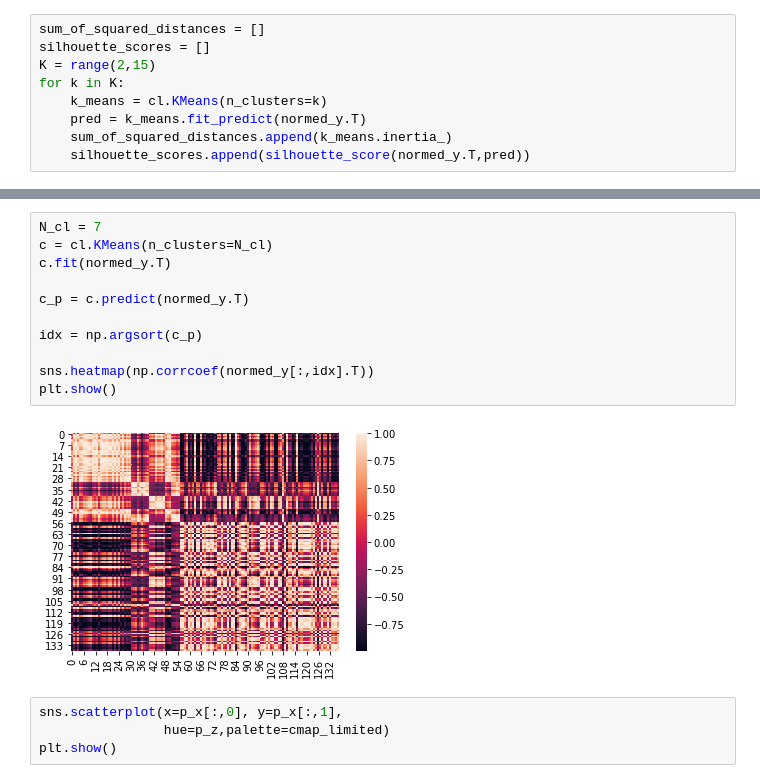
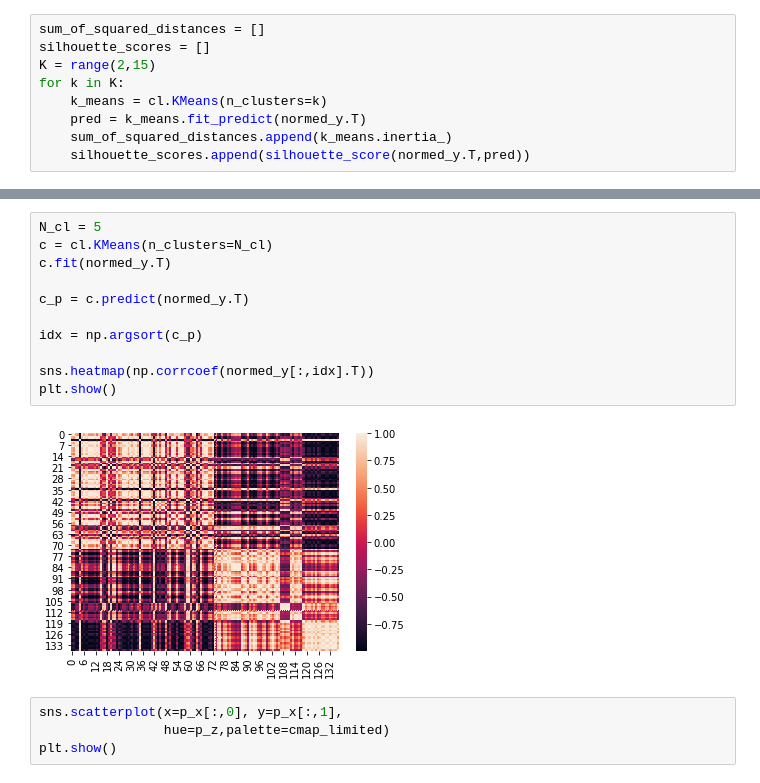
Before and after one commit to jeliason/hippo, a Jupyter notebook: notebooks/fitted_analysis.ipynb, the cells around one changed output, grey strips where cells are left out. Cells and saved outputs as stored; diff of their text form.

```diff
--- a/notebooks/fitted_analysis.ipynb
+++ b/notebooks/fitted_analysis.ipynb
@@ -88,16 +105,16 @@ plt.show()
 # %%
-N_cl = 7
+N_cl = 5
 c = cl.KMeans(n_clusters=N_cl)
 c.fit(normed_y.T)
 
 c_p = c.predict(normed_y.T)
 
 idx = np.argsort(c_p)
 
 sns.heatmap(np.corrcoef(normed_y[:,idx].T))
 plt.show()
 # %% [output]
-[figure, old version]
+[figure, new version]
 # %%
 sns.scatterplot(x=p_x[:,0], y=p_x[:,1],
                 hue=p_z,palette=cmap_limited)
```
Also changed, not shown: parts of 22 cells of this notebook, 15 other files.
